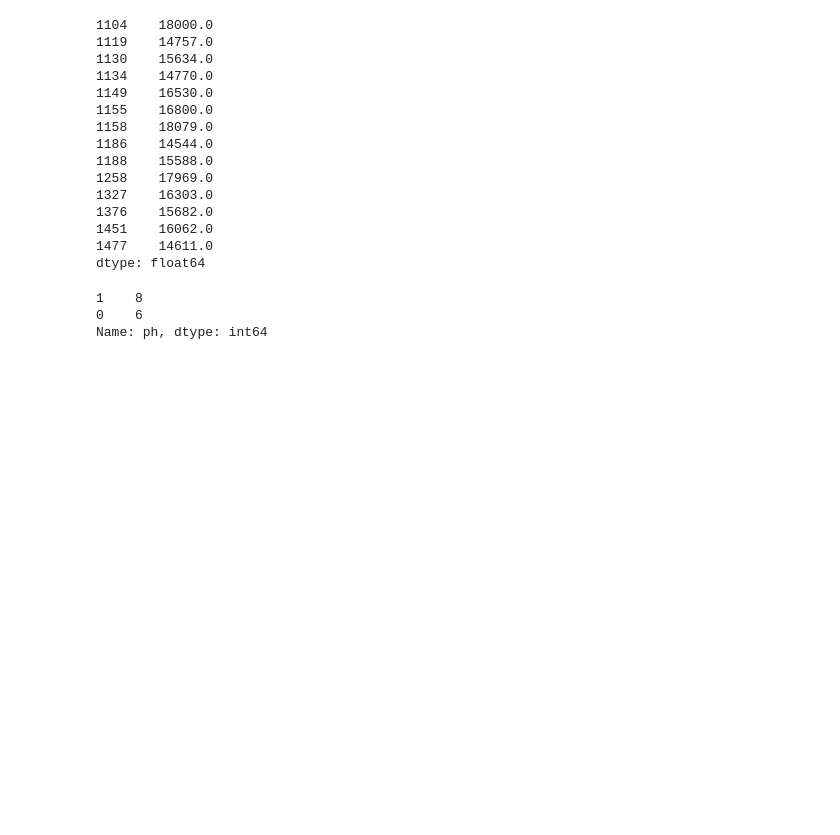
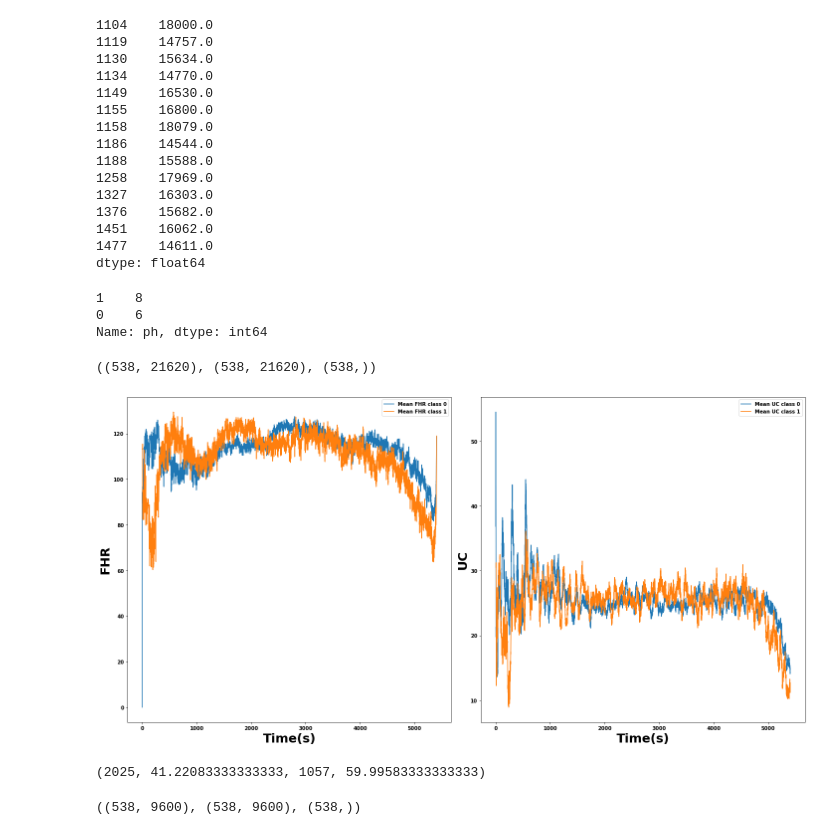
Before and after one commit to lujoselu98/TFM, a Jupyter notebook: Transformations/data_analyisis_and_clean.ipynb, the cells around one changed output. Cells and saved outputs as stored; diff of their text form; code cells hidden in the pictures; blank space fills up the shorter version.

Commit message:
Clean curves cut to last 40 min

```diff
--- a/Transformations/data_analyisis_and_clean.ipynb
+++ b/Transformations/data_analyisis_and_clean.ipynb
@@ -135,3 +136,57 @@ y[abnormal_uc_curves].value_counts()
 1    8
 0    6
 Name: ph, dtype: int64
+# %%
+uc_clean = uc.copy()
+uc_clean = uc_clean.drop(abnormal_uc_curves)
+uc_clean[uc_clean <= 0] = np.nan
+
+fhr_clean = fhr.copy()
+fhr_clean = fhr_clean.drop(abnormal_uc_curves)
+fhr_clean[(fhr_clean <= 0) & (fhr_clean >= 250)] = np.nan
+
+y_clean = y.drop(abnormal_uc_curves)
+
+uc_clean.shape, fhr_clean.shape, y_clean.shape
+# %% [output]
+((538, 21620), (538, 21620), (538,))
+# %%
+fig, ax = plt.subplots(nrows=1, ncols=2, figsize=(20, 10))
+
+ax[0].plot(fhr_clean[y_clean == 0].mean().index, fhr_clean[y_clean == 0].mean().values, label='Mean FHR class 0')
+ax[0].plot(fhr_clean[y_clean == 1].mean().index, fhr_clean[y_clean == 1].mean().values, label='Mean FHR class 1')
+ax[1].plot(uc_clean[y_clean == 0].mean().index, uc_clean[y_clean == 0].mean().values, label='Mean UC class 0')
+ax[1].plot(uc_clean[y_clean == 1].mean().index, uc_clean[y_clean == 1].mean().values, label='Mean UC class 1')
+
+ax[0].set_xlabel('Time(s)', fontsize=25)
+ax[1].set_xlabel('Time(s)', fontsize=25)
+ax[0].set_ylabel('FHR', fontsize=25)
+ax[1].set_ylabel('UC', fontsize=25)
+ax[0].legend()
+ax[1].legend()
+fig.tight_layout()
+
+plt.savefig(f"{paths.ORIGINAL_DATA_PLOTS}/Means_plots_clean.pdf")
+plt.savefig(f"{paths.ORIGINAL_DATA_PLOTS}/Means_plots_clean.png")
+# %% [output]
+[figure, added]
+# %%
+first_valid_index_uc = uc_clean.apply(pd.Series.first_valid_index, axis=1)
+first_valid_index_fhr = fhr_clean.apply(pd.Series.first_valid_index, axis=1)
+
+first_valid_index_uc.idxmax(), (uc_clean.columns.max() - first_valid_index_uc.max()) / 60,\
+first_valid_index_fhr.idxmax(), (fhr_clean.columns.max() - first_valid_index_fhr.max()) / 60
+# %% [output]
+(2025, 41.22083333333333, 1057, 59.99583333333333)
+# %%
+uc_cut = uc_clean.copy()
+uc_cut = uc_cut.iloc[:, -40 * 60 * 4:]
+
+fhr_cut = fhr_clean.copy()
+fhr_cut = fhr_cut.iloc[:, -40 * 60 * 4:]
+
+y_cut = y_clean.copy()
+
+uc_cut.shape, fhr_cut.shape, y_cut.shape
+# %% [output]
+((538, 9600), (538, 9600), (538,))
```
Also changed, not shown: parts of 2 cells of this notebook, 5 other files.
